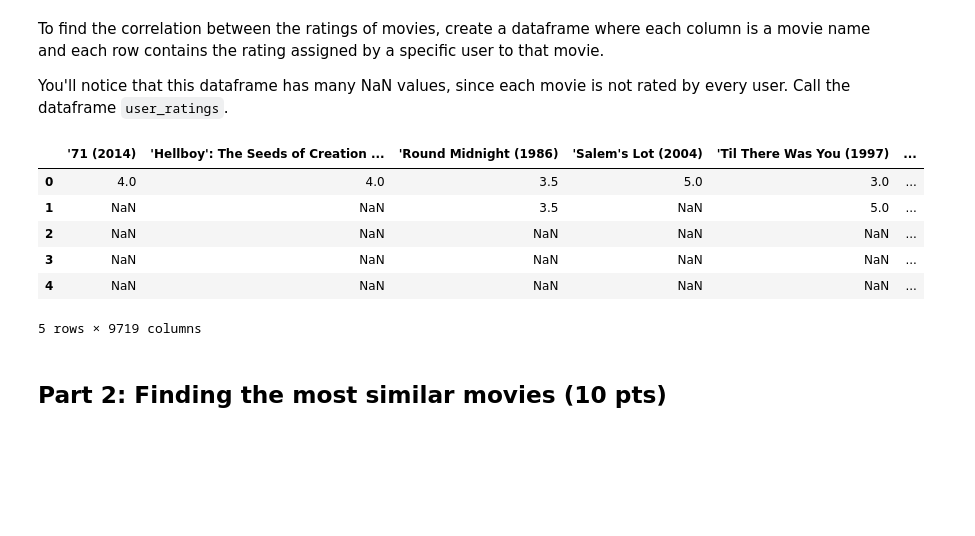
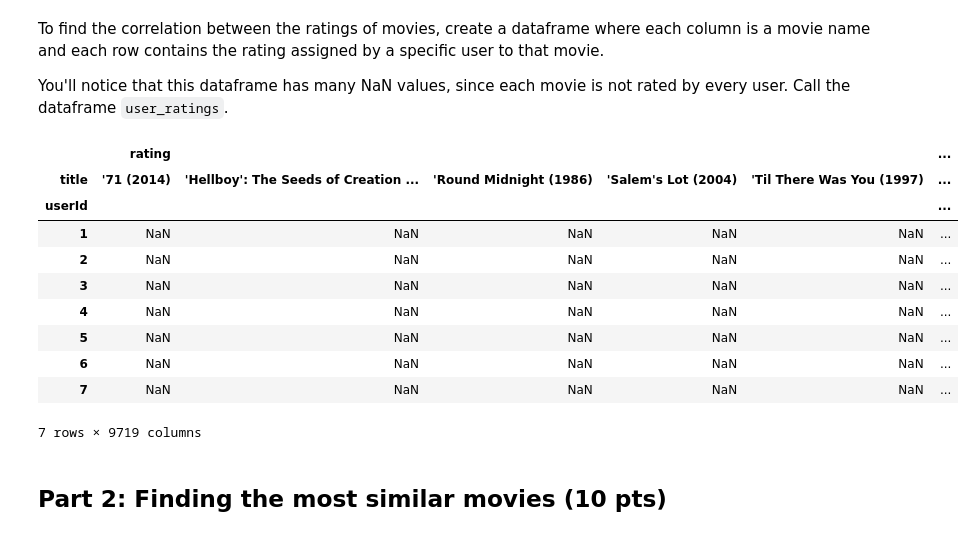
Before and after one commit to minkichunm/ComputationalToolsforDataScience, a Jupyter notebook: 02807_Project_1_ipynb_ex4.ipynb, the cells around one changed output. Cells and saved outputs as stored; diff of their text form; code cells hidden in the pictures; blank space fills up the shorter version.

```diff
--- a/02807_Project_1_ipynb_ex4.ipynb
+++ b/02807_Project_1_ipynb_ex4.ipynb
@@ -904,23 +904,24 @@ movie_data.head()
 To find the correlation between the ratings of movies, create a dataframe where each column is a movie name and each row contains the rating assigned by a specific user to that movie.
 
 You'll notice that this dataframe has many NaN values, since each movie is not rated by every user. Call the dataframe `user_ratings`.
-# %%
-# your code goes here
-titles = list(np.unique(movie_data['title']))
-dfTitle = {}
-for title in titles:
-    dfTitle[title]=np.array(movie_data[movie_data.title==title]['rating'])
-
-user_ratings=pd.DataFrame(dict([(x,pd.Series(y)) for x,y in dfTitle.items() ])) #Call the dataframe user_ratings.
-user_ratings.head(5)
-# %% [output]
-|  | '71 (2014) | 'Hellboy': The Seeds of Creation ... | 'Round Midnight (1986) | 'Salem's Lot (2004) | 'Til There Was You (1997) | ... |
-| 0 | 4.0 | 4.0 | 3.5 | 5.0 | 3.0 | ... |
-| 1 | NaN | NaN | 3.5 | NaN | 5.0 | ... |
-| 2 | NaN | NaN | NaN | NaN | NaN | ... |
-| 3 | NaN | NaN | NaN | NaN | NaN | ... |
-| 4 | NaN | NaN | NaN | NaN | NaN | ... |
-5 rows × 9719 columns
+# %%
+# your code goes here
+user_ratings = movie_data.pivot_table(values=['rating'],
+               index=['userId'],
+               columns=['title']) # Call the dataframe user_ratings.
+user_ratings.head(7)
+# %% [output]
+|  | rating |  |  |  |  | ... |
+| title | '71 (2014) | 'Hellboy': The Seeds of Creation ... | 'Round Midnight (1986) | 'Salem's Lot (2004) | 'Til There Was You (1997) | ... |
+| userId |  |  |  |  |  | ... |
+| 1 | NaN | NaN | NaN | NaN | NaN | ... |
+| 2 | NaN | NaN | NaN | NaN | NaN | ... |
+| 3 | NaN | NaN | NaN | NaN | NaN | ... |
+| 4 | NaN | NaN | NaN | NaN | NaN | ... |
+| 5 | NaN | NaN | NaN | NaN | NaN | ... |
+| 6 | NaN | NaN | NaN | NaN | NaN | ... |
+| 7 | NaN | NaN | NaN | NaN | NaN | ... |
+7 rows × 9719 columns
 # %% [markdown]
 ## Part 2: Finding the most similar movies (10 pts)
 # %% [markdown]
```
